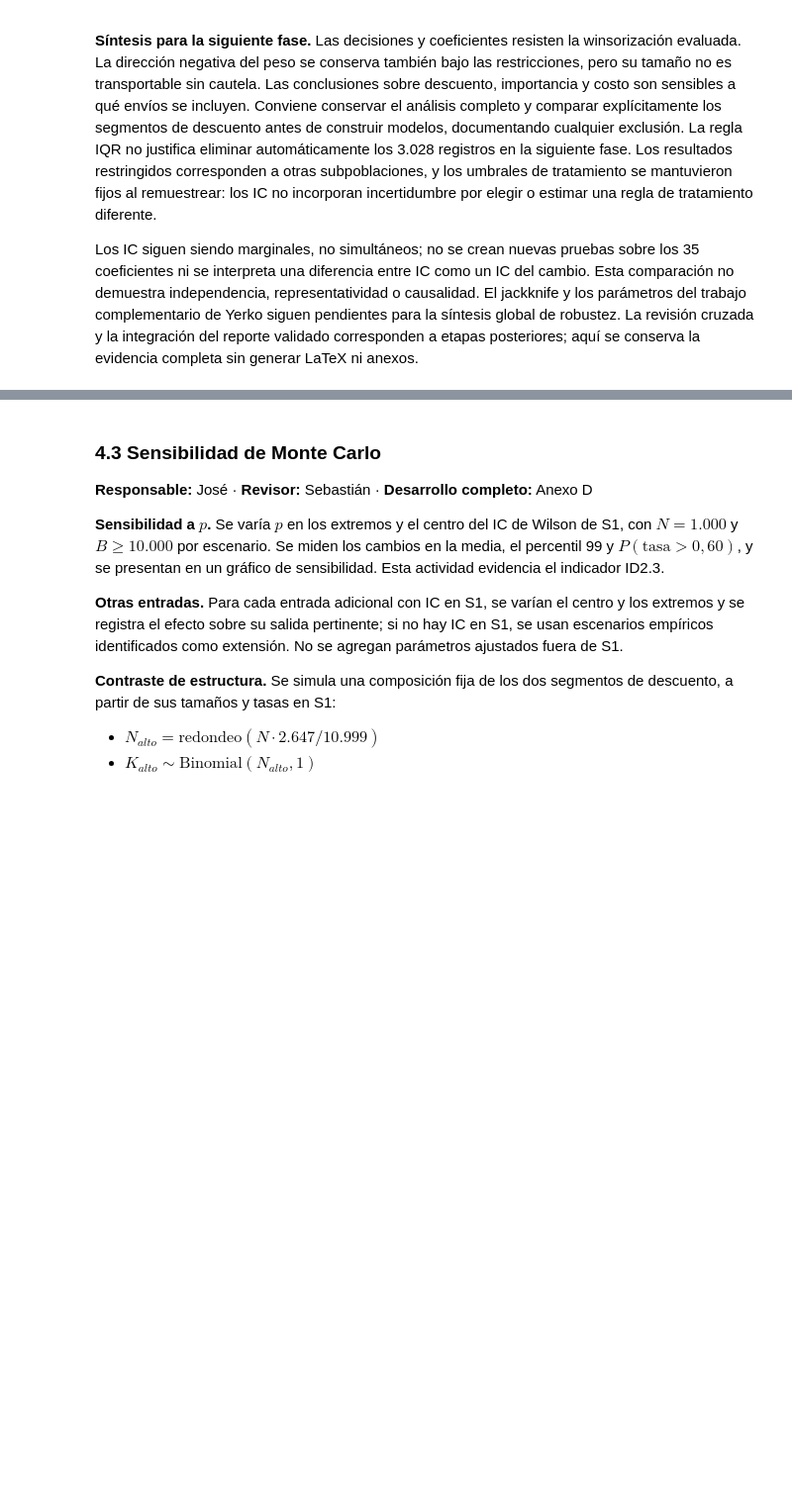
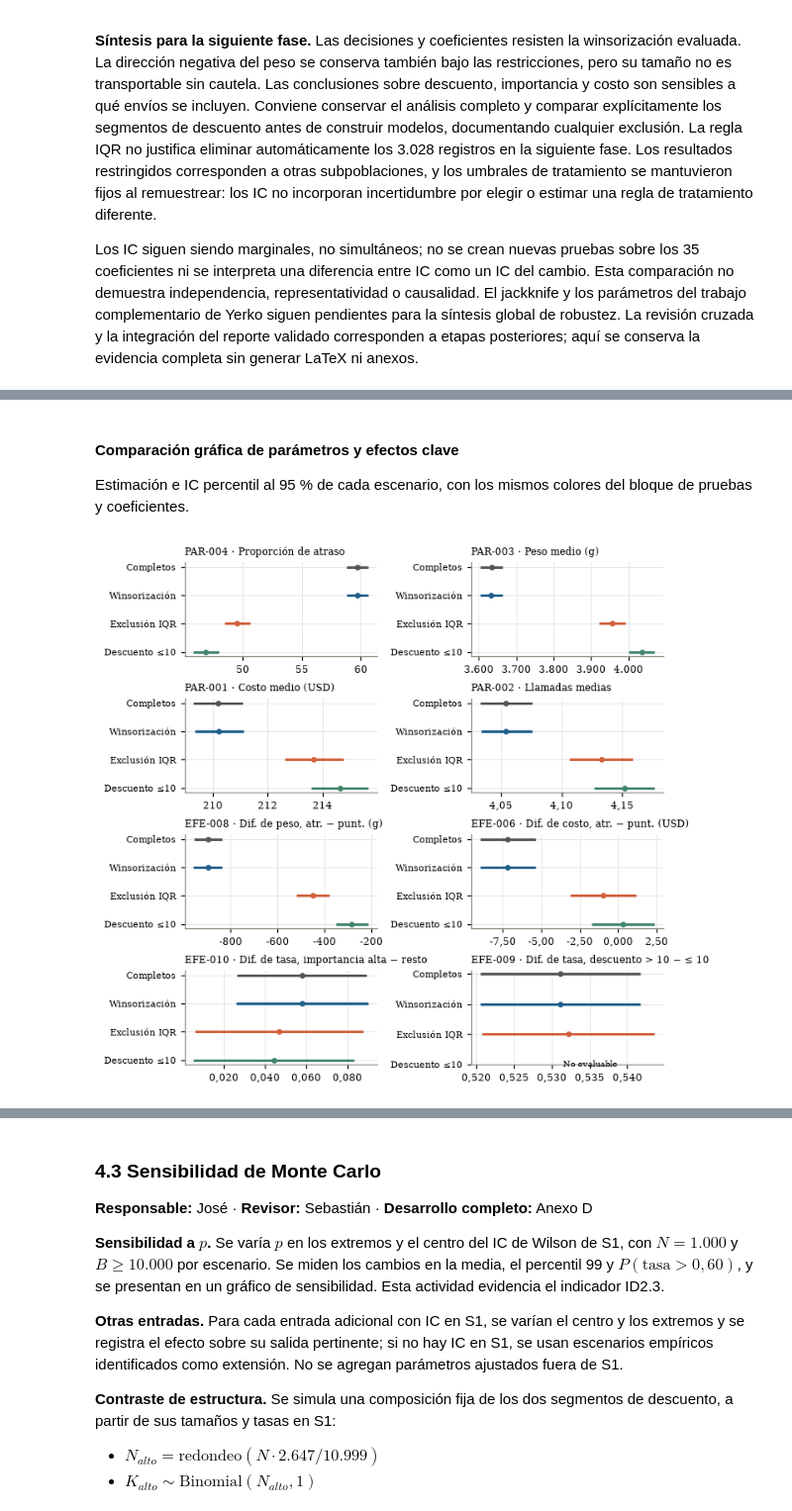
Before and after one commit to joserodriguezc/grupo_1_estadistica_computacional, a Jupyter notebook: sumativa_2/notebooks/sumativa_2_grupo1.ipynb, the cells around one changed output, grey strips where cells are left out. Shown at 99% size. Drawn from its saved outputs; the diff is of its cells as text; code cells hidden in the pictures; blank space fills up the shorter version.

```diff
--- a/sumativa_2/notebooks/sumativa_2_grupo1.ipynb
+++ b/sumativa_2/notebooks/sumativa_2_grupo1.ipynb
@@ -2660,0 +3017,29 @@ sin generar LaTeX ni anexos.
+# %% [markdown]
+#### Comparación gráfica de parámetros y efectos clave
+
+Estimación e IC percentil al 95 % de cada escenario, con los mismos colores del bloque de pruebas y coeficientes.
+# %%
+# Mismos colores y etiquetas del bloque de pruebas y coeficientes
+COLORES_ESC = {'completos': GRIS, 'winsor_01_99': AZUL, 'exclusion_iqr': TERRA, 'descuento_le10': '#41866a'}
+ETIQ_ESC = {'completos': 'Completos', 'winsor_01_99': 'Winsorización', 'exclusion_iqr': 'Exclusión IQR',
+            'descuento_le10': 'Descuento ≤10'}
+FIGURA_SP = [('PAR-004', 'Proporción de atraso', 100), ('PAR-003', 'Peso medio (g)', 1),
+             ('PAR-001', 'Costo medio (USD)', 1), ('PAR-002', 'Llamadas medias', 1),
+             ('EFE-008', 'Dif. de peso, atr. − punt. (g)', 1), ('EFE-006', 'Dif. de costo, atr. − punt. (USD)', 1),
+             ('EFE-010', 'Dif. de tasa, importancia alta − resto', 1), ('EFE-009', 'Dif. de tasa, descuento > 10 − ≤ 10', 1)]
+fig, ejes, _ = rejilla(len(FIGURA_SP), ncols=2, alto=1.5)
+for ax, (id_res, titulo, escala) in zip(ejes, FIGURA_SP):
+    t = sensibilidad_parametros[sensibilidad_parametros['id'].eq(id_res)].set_index('escenario').loc[list(ORDEN_ESCENARIOS_SENS)]
+    for j, (esc, r) in enumerate(t.iterrows()):
+        if r['estado'] != 'evaluable':
+            ax.text(np.nan_to_num(t['estimacion'].mean() * escala), j, 'No evaluable', fontsize=6.5, va='center')
+            continue
+        ax.hlines(j, r['ic_percentil_inf'] * escala, r['ic_percentil_sup'] * escala, color=COLORES_ESC[esc], lw=2)
+        ax.plot(r['estimacion'] * escala, j, 'o', ms=3.5, color=COLORES_ESC[esc])
+    ax.set_yticks(range(4), [ETIQ_ESC[e] for e in ORDEN_ESCENARIOS_SENS], fontsize=7)
+    ax.invert_yaxis()
+    ax.set_title(f'{id_res} · {titulo}', fontsize=8)
+    ax.xaxis.set_major_formatter(FuncFormatter(lambda v, _: num(v, 3 if abs(v) < 1 else 2 if abs(v) < 10 else 0)))
+guardar('fig_sens_parametros', fig)
+# %% [output]
+[figure, added]
```
Also changed, not shown: parts of 12 cells of this notebook, 7 other files.
